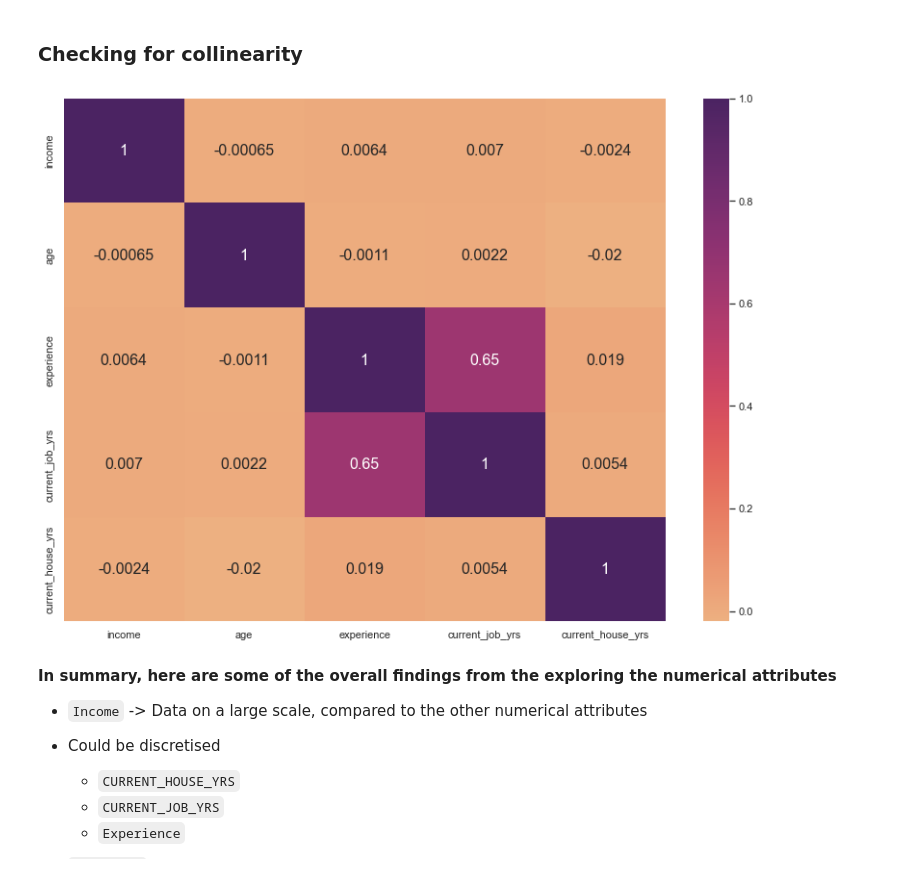
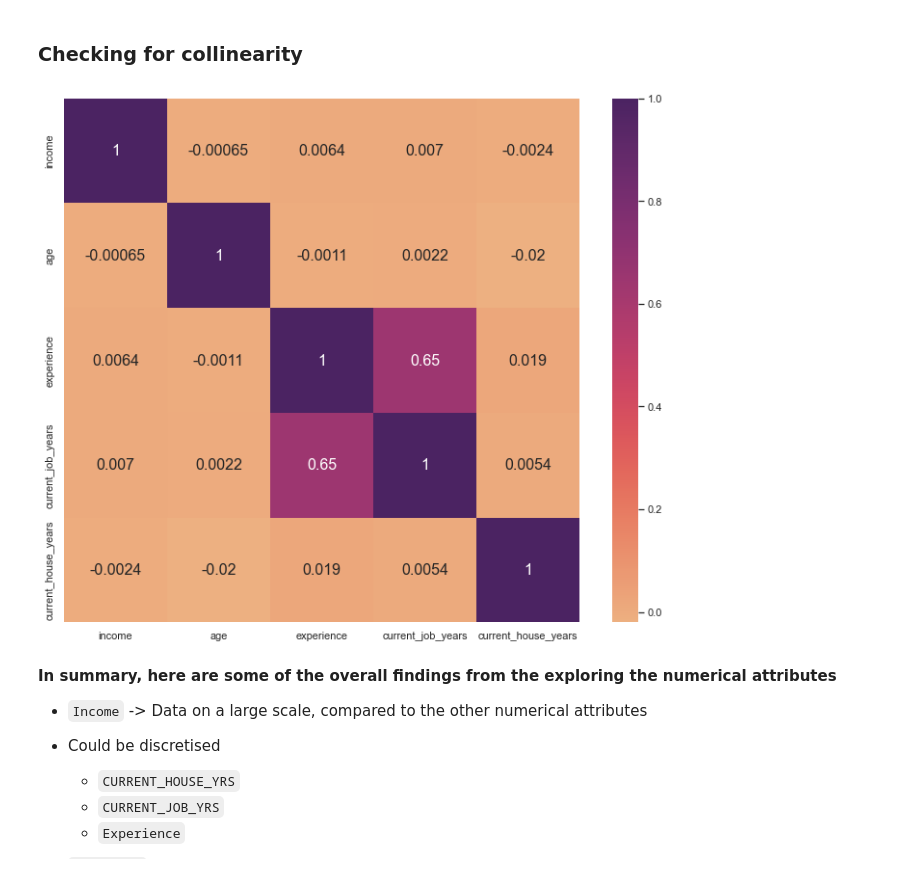
Before and after one commit to jonjonnyjonjon/dm-g3t3, a Jupyter notebook: eda.ipynb, the cells around one changed output. Saved outputs shown, nothing was run; the diff lists cells and outputs as text; code cells hidden in the pictures.

```diff
--- a/eda.ipynb
+++ b/eda.ipynb
@@ -22,7 +25,7 @@ sns.set_theme()
 ### Import data
 The dataset was obtained from <a href="https://www.kaggle.com/subhamjain/loan-prediction-based-on-customer-behavior">Kaggle</a>
 # %%
-data = pd.read_csv("./dataset/loanprediction.csv", index_col = 0)
+data = pd.read_csv("./dataset/loanprediction.csv", index_col='Id')
 data.head()
 # %% [output]
 |  | Income | Age | Experience | Married/Single | House_Ownership | Car_Ownership | Profession | CITY | ... |
@@ -32,5 +35,12 @@ data.head()
 | 3 | 3991815 | 66 | 4 | married | rented | no | Technical_writer | Alappuzha | ... |
 | 4 | 6256451 | 41 | 2 | single | rented | yes | Software_Developer | Bhubaneswar | ... |
 | 5 | 5768871 | 47 | 11 | single | rented | no | Civil_servant | Tiruchirappalli[10] | ... |
+# %%
+data.columns = ['income', 'age', 'experience', 'marital_status', 'house_ownership',
+       'car_ownership', 'profession', 'city', 'state', 'current_job_years',
+       'current_house_years', 'risk_flag']
+
+numerical = ["income", "age", "experience", "current_job_years", "current_house_years"]
+categorical = ["marital_status", "house_ownership", "car_ownership", "profession", "city", "state"]
 # %% [markdown]
 ### Functions
@@ -95,16 +124,6 @@ Data columns (total 12 columns):
  11  Risk_Flag          252000 non-null  int64
 dtypes: int64(6), object(6)
 memory usage: 25.0+ MB
-# %%
-data.columns = ['income', 'age', 'experience', 'marital_status', 'house_ownership',
-       'car_ownership', 'profession', 'city', 'state', 'current_job_yrs',
-       'current_house_yrs', 'risk_flag']
-
-# numerical = data[ ["income", "age", "experience", "current_job_yrs", "current_house_yrs"] ]
-# categorical = data[ ["marital_status", "house_ownership", "car_ownership", "profession", "city", "state"] ]
-
-numerical = ["income", "age", "experience", "current_job_yrs", "current_house_yrs"]
-categorical = ["marital_status", "house_ownership", "car_ownership", "profession", "city", "state", "risk_flag"]
 # %%
 data.isnull().sum()
 # %% [output]
@@ -210,16 +228,16 @@ Name: current_house_yrs, dtype: int64
 # %% [markdown]
 ### Checking for collinearity
 # %%
-fig, ax = plt.subplots( figsize = (14,10) )
+fig, ax = plt.subplots( figsize = (12,10) )
 
 corr_matrix = data[numerical].corr()
 corr_heatmap = sns.heatmap( corr_matrix, cmap = "flare", annot=True, ax=ax, annot_kws={"size": 16})
 
 plt.savefig("correlation_matrix_heatmap.png", transparent=False, dpi=300, bbox_inches="tight")
 
 plt.show()
 # %% [output]
-[figure, old version]
+[figure, new version]
 # %% [markdown]
 <b>In summary, here are some of the overall findings from the exploring the numerical attributes <b>
 - `Income` -> Data on a large scale, compared to the other numerical attributes
```
Also changed, not shown: parts of 4 cells of this notebook, 13 other files.
